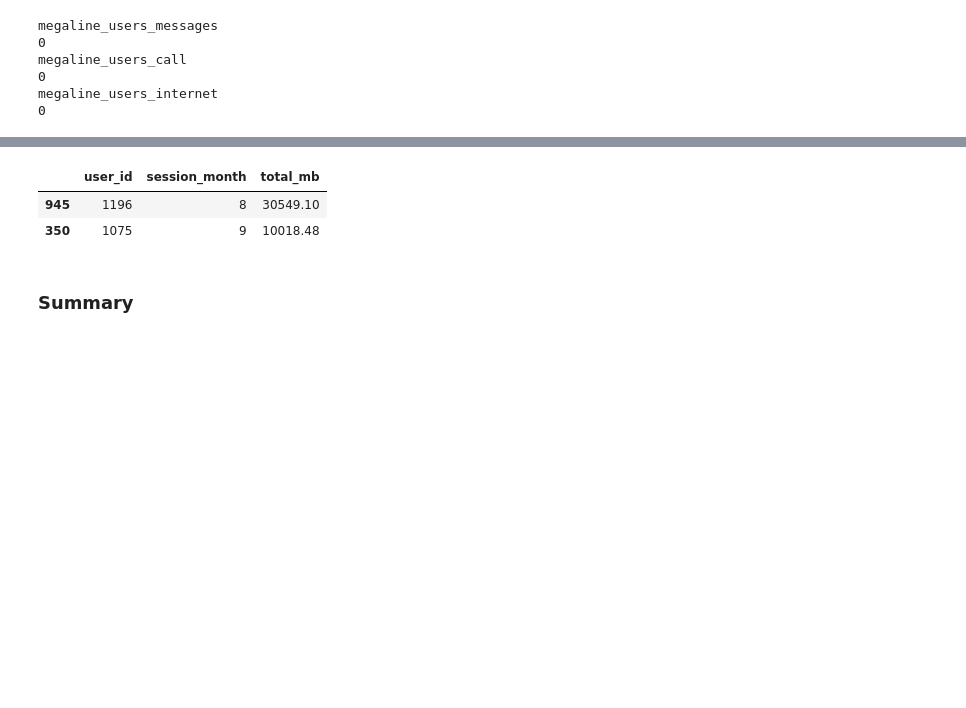
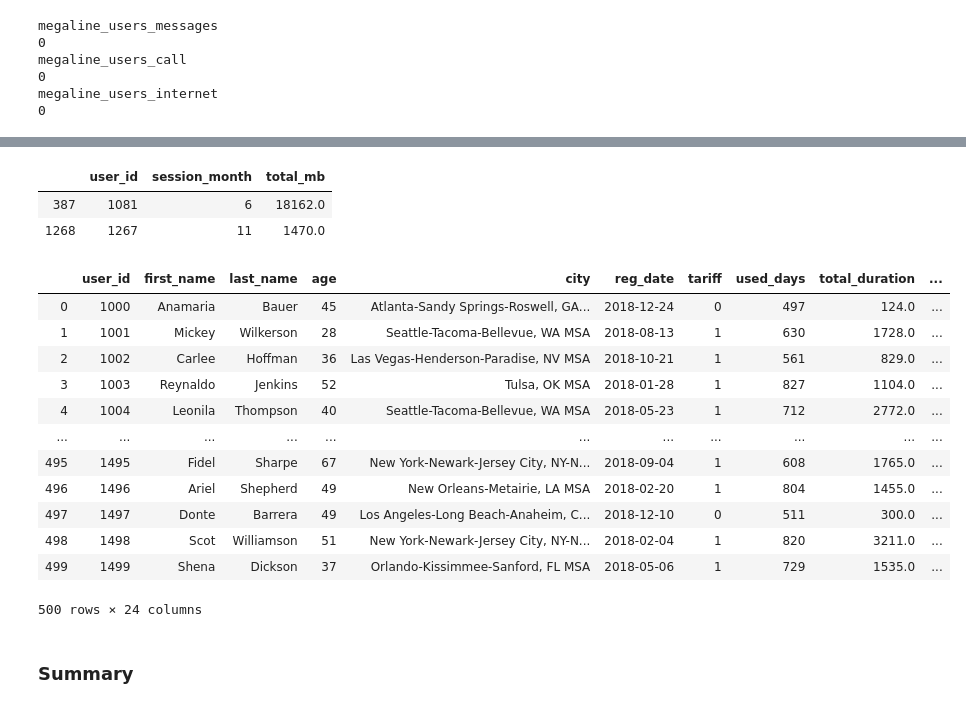
Before and after one commit to imvladikon/yandex-practicum, a Jupyter notebook: sprint4/sprint_4.ipynb, the cells around one changed output, grey strips where cells are left out. Saved outputs shown, nothing was run; the diff lists cells and outputs as text; code cells hidden in the pictures; blank space fills up the shorter version.

```diff
--- a/sprint4/sprint_4.ipynb
+++ b/sprint4/sprint_4.ipynb
@@ -275,5 +291,7 @@ Data columns (total 12 columns):
 dtypes: datetime64[ns](2), float64(1), int64(4), object(5)
 memory usage: 10.4+ MB
+# %%
+megaline_users_internet["mb_used"] = megaline_users_internet["mb_used"].apply(np.ceil)
 # %%
 len(megaline_users_internet["id"].unique()) == len(megaline_users_internet["id"].str.replace("_", "").astype(int).unique())
 # %% [output]
@@ -307,5 +323,7 @@ Data columns (total 12 columns):
 dtypes: datetime64[ns](2), float64(1), int64(4), object(5)
 memory usage: 13.7+ MB
+# %%
+megaline_users_call["duration"] = megaline_users_call["duration"].apply(np.ceil)
 # %%
 len(megaline_users_call["id"].unique()) == len(megaline_users_call["id"].str.replace("_", "").astype(int).unique())
 # %% [output]
@@ -380,8 +421,8 @@ megaline_users_internet_pivot.columns = ['user_id', 'session_month', 'total_mb']
 megaline_users_internet_pivot.sample(2)
 # %% [output]
 |  | user_id | session_month | total_mb |
-| 945 | 1196 | 8 | 30549.10 |
-| 350 | 1075 | 9 | 10018.48 |
+| 387 | 1081 | 6 | 18162.0 |
+| 1268 | 1267 | 11 | 1470.0 |
 # %%
 megaline_agg_df = (megaline_users
   .join(megaline_users_call_pivot.groupby('user_id')[['total_duration', 'count_calls']].sum(), on='user_id')
@@ -426,6 +467,22 @@ megaline_agg_df['internet_mb_per_month'] = megaline_agg_df['total_mb'] / months
 megaline_agg_df['msg_per_month'] = megaline_agg_df['count_msg'] / months
 # %%
 megaline_agg_df['profit_per_month'] = megaline_agg_df['profit_total'] / months
+# %%
+megaline_agg_df.fillna(0)
+# %% [output]
+|  | user_id | first_name | last_name | age | city | reg_date | tariff | used_days | total_duration | ... |
+| 0 | 1000 | Anamaria | Bauer | 45 | Atlanta-Sandy Springs-Roswell, GA... | 2018-12-24 | 0 | 497 | 124.0 | ... |
+| 1 | 1001 | Mickey | Wilkerson | 28 | Seattle-Tacoma-Bellevue, WA MSA | 2018-08-13 | 1 | 630 | 1728.0 | ... |
+| 2 | 1002 | Carlee | Hoffman | 36 | Las Vegas-Henderson-Paradise, NV MSA | 2018-10-21 | 1 | 561 | 829.0 | ... |
+| 3 | 1003 | Reynaldo | Jenkins | 52 | Tulsa, OK MSA | 2018-01-28 | 1 | 827 | 1104.0 | ... |
+| 4 | 1004 | Leonila | Thompson | 40 | Seattle-Tacoma-Bellevue, WA MSA | 2018-05-23 | 1 | 712 | 2772.0 | ... |
+| ... | ... | ... | ... | ... | ... | ... | ... | ... | ... | ... |
+| 495 | 1495 | Fidel | Sharpe | 67 | New York-Newark-Jersey City, NY-N... | 2018-09-04 | 1 | 608 | 1765.0 | ... |
+| 496 | 1496 | Ariel | Shepherd | 49 | New Orleans-Metairie, LA MSA | 2018-02-20 | 1 | 804 | 1455.0 | ... |
+| 497 | 1497 | Donte | Barrera | 49 | Los Angeles-Long Beach-Anaheim, C... | 2018-12-10 | 0 | 511 | 300.0 | ... |
+| 498 | 1498 | Scot | Williamson | 51 | New York-Newark-Jersey City, NY-N... | 2018-02-04 | 1 | 820 | 3211.0 | ... |
+| 499 | 1499 | Shena | Dickson | 37 | Orlando-Kissimmee-Sanford, FL MSA | 2018-05-06 | 1 | 729 | 1535.0 | ... |
+500 rows × 24 columns
 # %% [markdown]
 ### Summary
 # %% [markdown]
```
Also changed, not shown: parts of 41 cells of this notebook, 1 other file.
